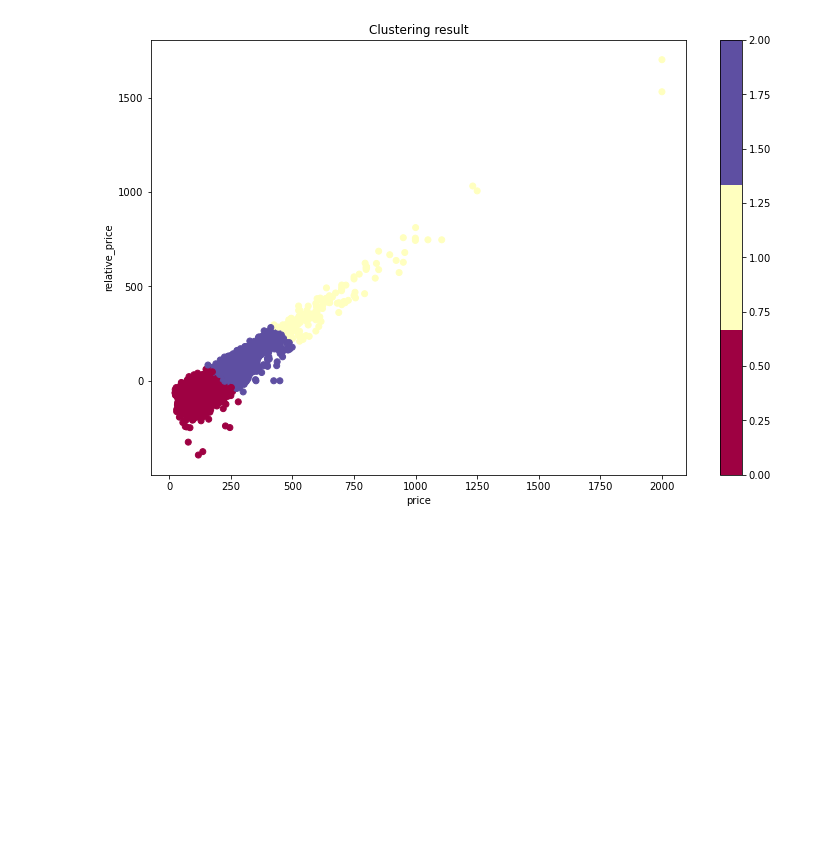
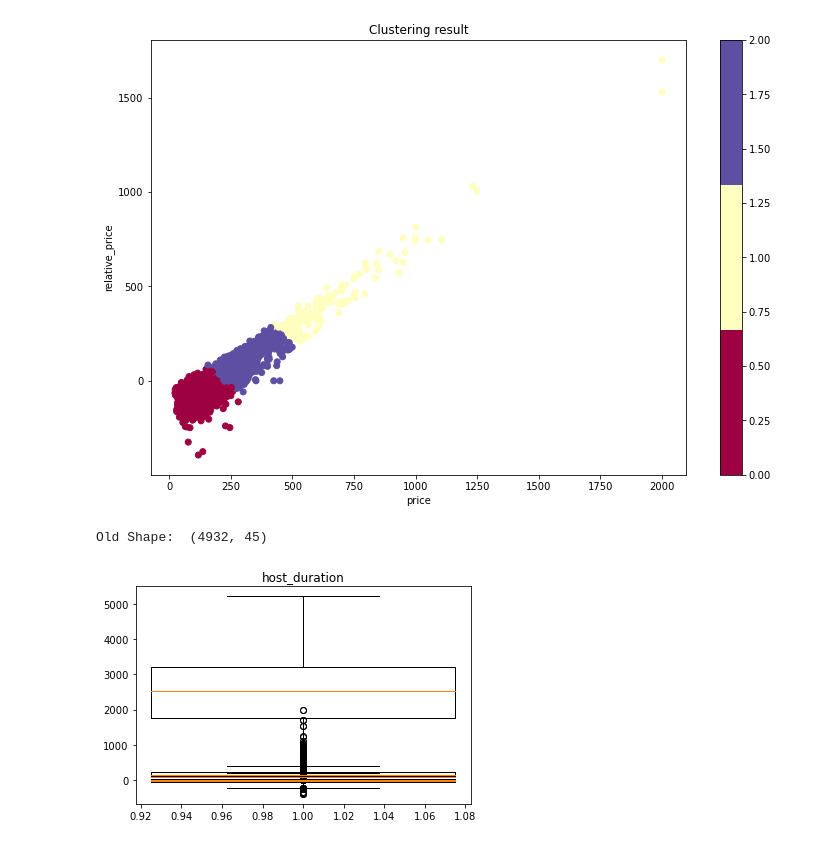
Before and after one commit to XianlaiYin/CASA0007, a Jupyter notebook: Group/Spatial.ipynb, the cells around one changed output. Saved outputs shown, nothing was run; the diff lists cells and outputs as text; code cells hidden in the pictures; blank space fills up the shorter version.

```diff
--- a/Group/Spatial.ipynb
+++ b/Group/Spatial.ipynb
@@ -370,4 +388,39 @@ For n_clusters = 3 The average silhouette_score is : 0.5638873478117749
 For n_clusters = 4 The average silhouette_score is : 0.5009703914658085
 For n_clusters = 5 The average silhouette_score is : 0.43348910162169624
 [figure]
+# %%
+#outlier check
+plt.boxplot(class_price['price'], manage_ticks=(False))
+plt.title("price")
+plt.boxplot(class_price['host_response_rate'], manage_ticks=(False))
+plt.title("host_response_rate")
+plt.boxplot(class_price['response_time_num'], manage_ticks=(False))
+plt.title("response_time_num")
+plt.boxplot(class_price['host_verifications_num'], manage_ticks=(False))
+plt.title("host_verifications_num")
+plt.boxplot(class_price['pop_past'], manage_ticks=(False))
+plt.title("pop_past")
+plt.boxplot(class_price['pop_future'], manage_ticks=(False))
+plt.title("pop_future")
+plt.boxplot(class_price['popularity'], manage_ticks=(False))
+plt.title("popularity")
+plt.boxplot(class_price['relative_price'], manage_ticks=(False))
+plt.title("relative_meanprice")
+plt.boxplot(class_price['relative_price'], manage_ticks=(False))
+plt.title("relative_price")
+plt.boxplot(class_price['host_duration'], manage_ticks=(False))
+plt.title("host_duration")
+
+# IQR
+Q1 = np.percentile(class_price['price'], 25,interpolation = 'midpoint')
+Q3 = np.percentile(class_price['price'], 75,interpolation = 'midpoint')
+IQR = Q3 - Q1
+print("Old Shape: ", class_price.shape)
+# Upper bound
+upper = np.where(class_price['price'] >= (Q3+1.5*IQR))
+# Lower bound
+lower = np.where(class_price['price'] <= (Q1-1.5*IQR))
+# %% [output]
+Old Shape:  (4932, 45)
+[figure, added]
 # %%
```
Also changed, not shown: parts of 12 cells of this notebook, 35 other files.
